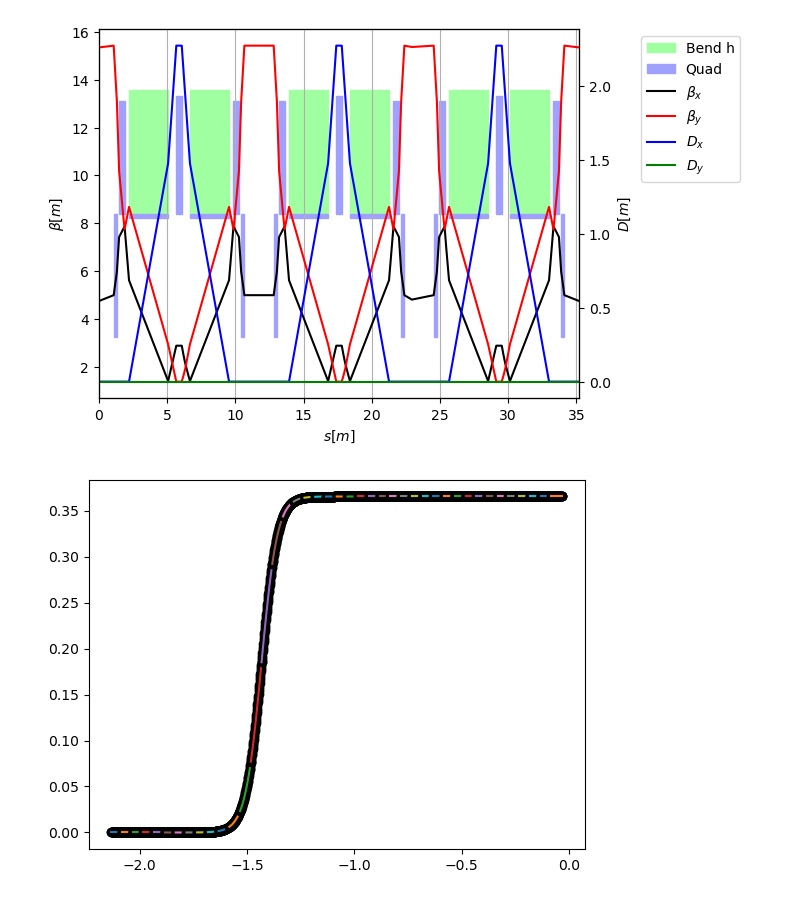
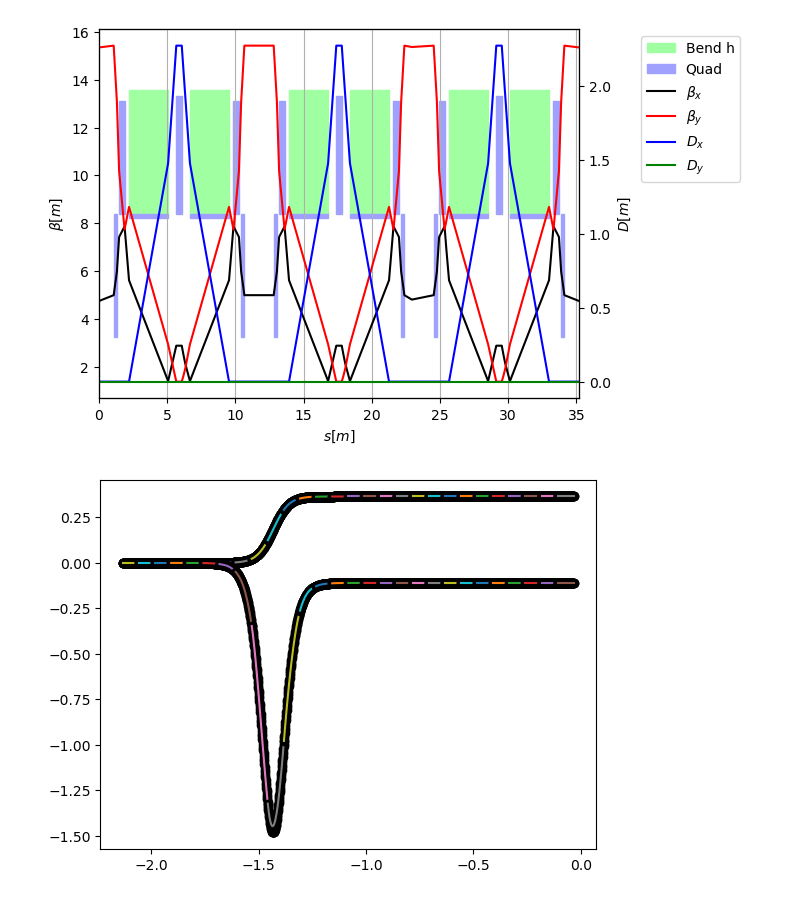
Before and after one commit to xsuite/bpmeth, a Jupyter notebook: examples/HeLICS/ring/HeLICS_RDTs.ipynb, the cells around one changed output. Cells and saved outputs as stored; diff of their text form; code cells hidden in the pictures.

```diff
--- a/examples/HeLICS/ring/HeLICS_RDTs.ipynb
+++ b/examples/HeLICS/ring/HeLICS_RDTs.ipynb
@@ -95,12 +95,25 @@ def f(h_func, p, q, r, t, s, mux, muy, tw):
 # %%
 ##################################
 # Dipole fieldmap and spline fit #
 ##################################
 
 data = np.loadtxt("../dipole/HeLICS_fieldmap_tanh.csv", skiprows=1, delimiter=',')
 magnet = bpmeth.Fieldmap(data)
 
 fig, ax = plt.subplots()
-segments, splines = magnet.fit_spline_multipoles(components=[1], step=50, smin=-l_magn/2-10*gap, smax=0, ax=ax)
+segments, splines = magnet.fit_spline_multipoles(components=[1, 2], step=75, smin=-l_magn/2-10*gap, smax=0, ax=ax)
+
+def segment_indices(xs, segments):
+    """Return the segment indices for points xs given uniform [start, end] segments."""
+    segment_ends = [segments[0][0]] + [seg[1] for seg in segments]
+    x_min = segment_ends[0]
+    x_max = segment_ends[-1]
+    dx = segment_ends[1] - segment_ends[0]
+    num_segments = len(segment_ends) - 1
+
+    xs = np.asarray(xs)
+    indices = np.floor((xs - x_min) / dx).astype(int)
+    indices = np.clip(indices, 0, num_segments - 1)
+    return indices
 # %% [output]
-[figure, old version]
+[figure, new version]
```
Also changed, not shown: parts of 15 cells of this notebook, 3 other files.
